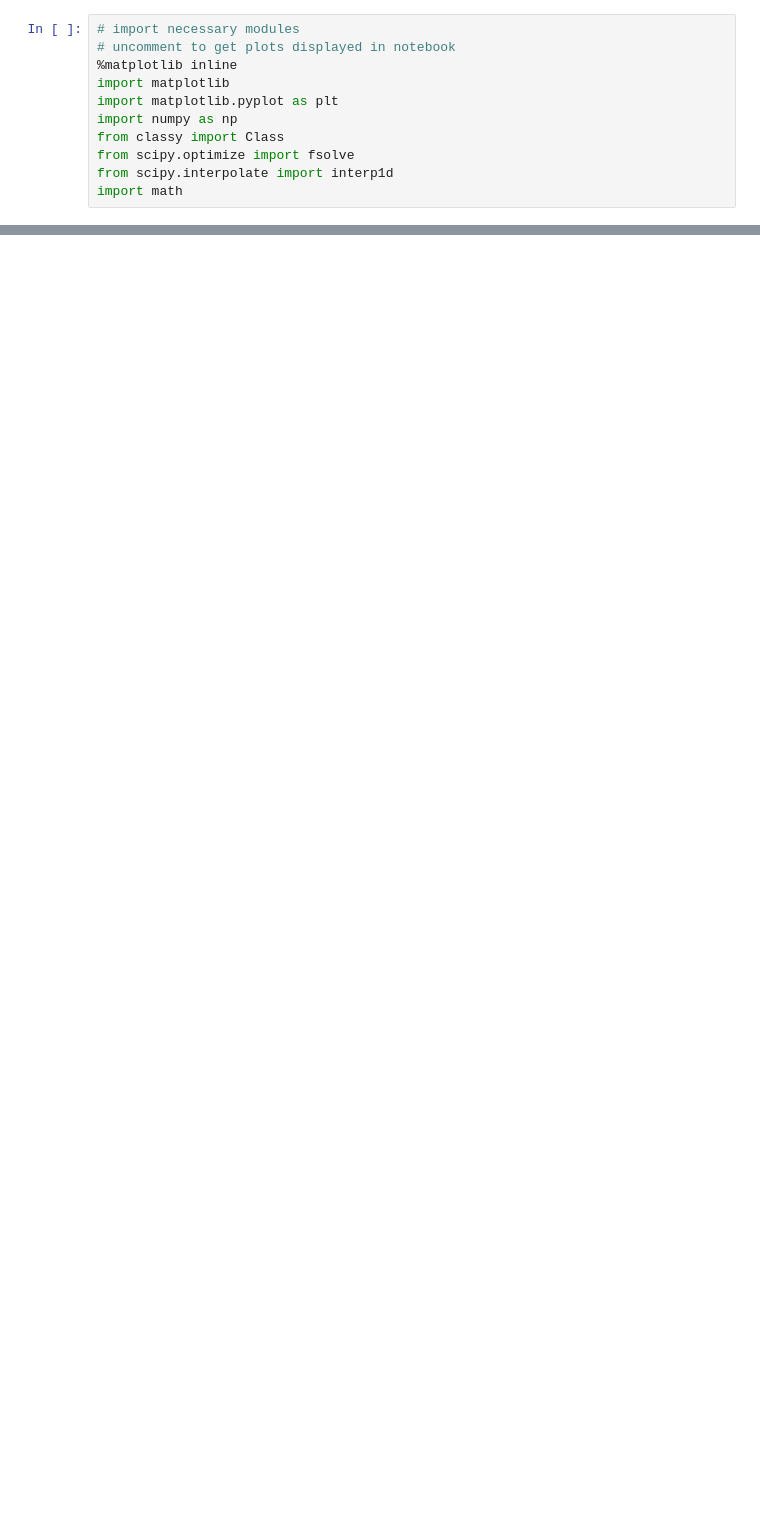
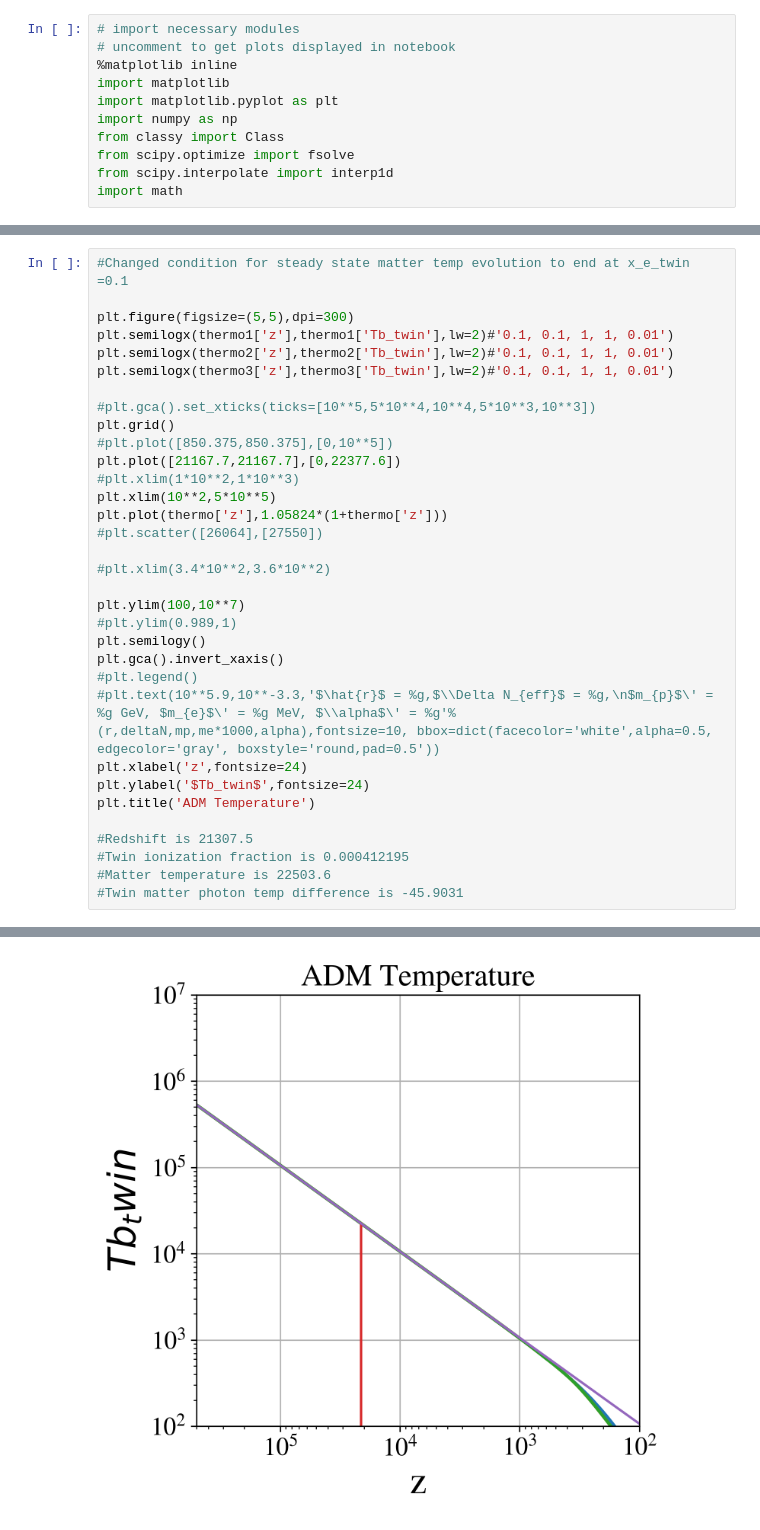
Before and after one commit to jp-barron/class_adm-3.1, a Jupyter notebook: notebooks/ADM HyRec Recombination Test.ipynb, the cells around one changed output, grey strips where cells are left out. Cells and saved outputs as stored; diff of their text form; blank space fills up the shorter version.

Commit message:
Working version of the code. Problems at very low alpha_dark.

```diff
--- a/notebooks/ADM HyRec Recombination Test.ipynb
+++ b/notebooks/ADM HyRec Recombination Test.ipynb
@@ -65,0 +220,34 @@ thermo = compute_class(0.1,0.1,100,0.001,0.01)
+# %%
+#Changed condition for steady state matter temp evolution to end at x_e_twin =0.1
+
+plt.figure(figsize=(5,5),dpi=300)
+plt.semilogx(thermo1['z'],thermo1['Tb_twin'],lw=2)#'0.1, 0.1, 1, 1, 0.01')
+plt.semilogx(thermo2['z'],thermo2['Tb_twin'],lw=2)#'0.1, 0.1, 1, 1, 0.01')
+plt.semilogx(thermo3['z'],thermo3['Tb_twin'],lw=2)#'0.1, 0.1, 1, 1, 0.01')
+
+#plt.gca().set_xticks(ticks=[10**5,5*10**4,10**4,5*10**3,10**3])
+plt.grid()
+#plt.plot([850.375,850.375],[0,10**5])
+plt.plot([21167.7,21167.7],[0,22377.6])
+#plt.xlim(1*10**2,1*10**3)
+plt.xlim(10**2,5*10**5)
+plt.plot(thermo['z'],1.05824*(1+thermo['z']))
+#plt.scatter([26064],[27550])
+
+#plt.xlim(3.4*10**2,3.6*10**2)
+
+plt.ylim(100,10**7)
+#plt.ylim(0.989,1)
+plt.semilogy()
+plt.gca().invert_xaxis()
+#plt.legend()
+#plt.text(10**5.9,10**-3.3,'$\hat{r}$ = %g,$\\Delta N_{eff}$ = %g,\n$m_{p}$\' = %g GeV, $m_{e}$\' = %g MeV, $\\alpha$\' = %g'%(r,deltaN,mp,me*1000,alpha),fontsize=10, bbox=dict(facecolor='white',alpha=0.5, edgecolor='gray', boxstyle='round,pad=0.5'))
+plt.xlabel('z',fontsize=24)
+plt.ylabel('$Tb_twin$',fontsize=24)
+plt.title('ADM Temperature')
+
+#Redshift is 21307.5
+#Twin ionization fraction is 0.000412195
+#Matter temperature is 22503.6
+#Twin matter photon temp difference is -45.9031
+# %% [output]
@@ -65,0 +255 @@ thermo = compute_class(0.1,0.1,100,0.001,0.01)
+[figure, added]
```
Also changed, not shown: parts of 10 cells of this notebook, 47 other files.
